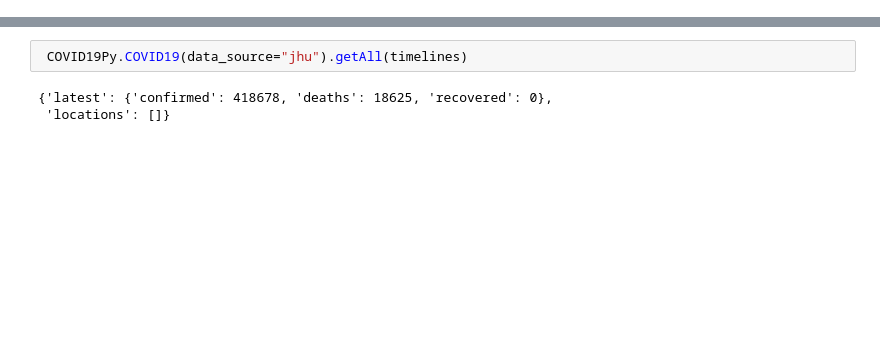
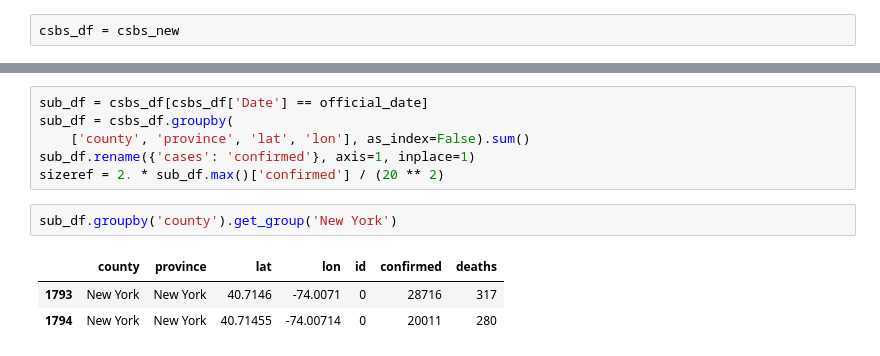
Before and after one commit to jwillis0720/covid_19, a Jupyter notebook: Sandbox.ipynb, the cells around one changed output, grey strips where cells are left out. Saved outputs shown, nothing was run; the diff lists cells and outputs as text; blank space fills up the shorter version.

```diff
--- a/Sandbox.ipynb
+++ b/Sandbox.ipynb
@@ -516,0 +287,2 @@ ValueError: Invalid property specified for object of type plotly.graph_objs.layo
+# %%
+csbs_df = csbs_new
@@ -590,5 +459,12 @@ new_merge.loc[new_merge['continent'] == new_merge['subregion'],
-# %%
- COVID19Py.COVID19(data_source="jhu").getAll(timelines)
-# %% [output]
-{'latest': {'confirmed': 418678, 'deaths': 18625, 'recovered': 0},
- 'locations': []}
+# %%
+sub_df = csbs_df[csbs_df['Date'] == official_date]
+sub_df = csbs_df.groupby(
+    ['county', 'province', 'lat', 'lon'], as_index=False).sum()
+sub_df.rename({'cases': 'confirmed'}, axis=1, inplace=1)
+sizeref = 2. * sub_df.max()['confirmed'] / (20 ** 2)
+# %%
+sub_df.groupby('county').get_group('New York')
+# %% [output]
+|  | county | province | lat | lon | id | confirmed | deaths |
+| 1793 | New York | New York | 40.7146 | -74.0071 | 0 | 28716 | 317 |
+| 1794 | New York | New York | 40.71455 | -74.00714 | 0 | 20011 | 280 |
```
Also changed, not shown: parts of 14 cells of this notebook, 15 other files.
